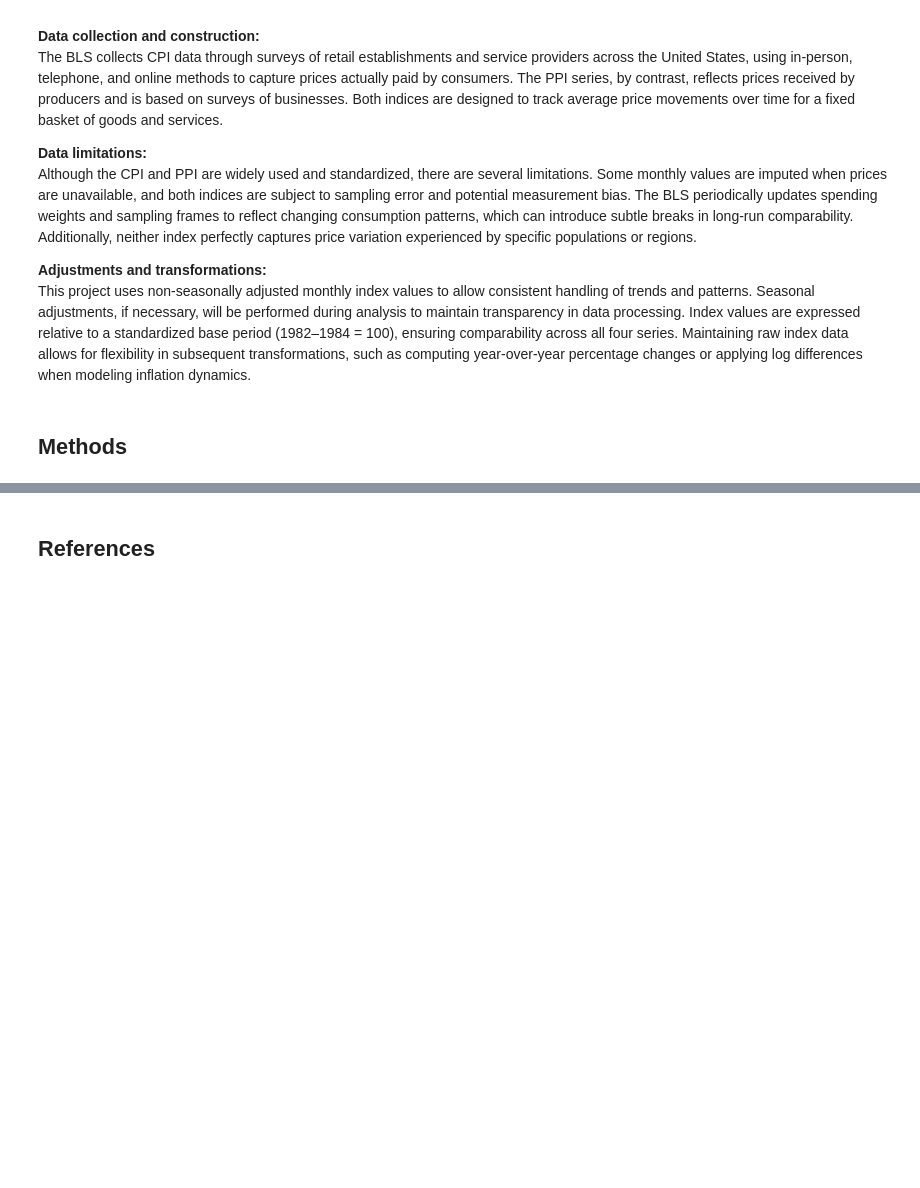
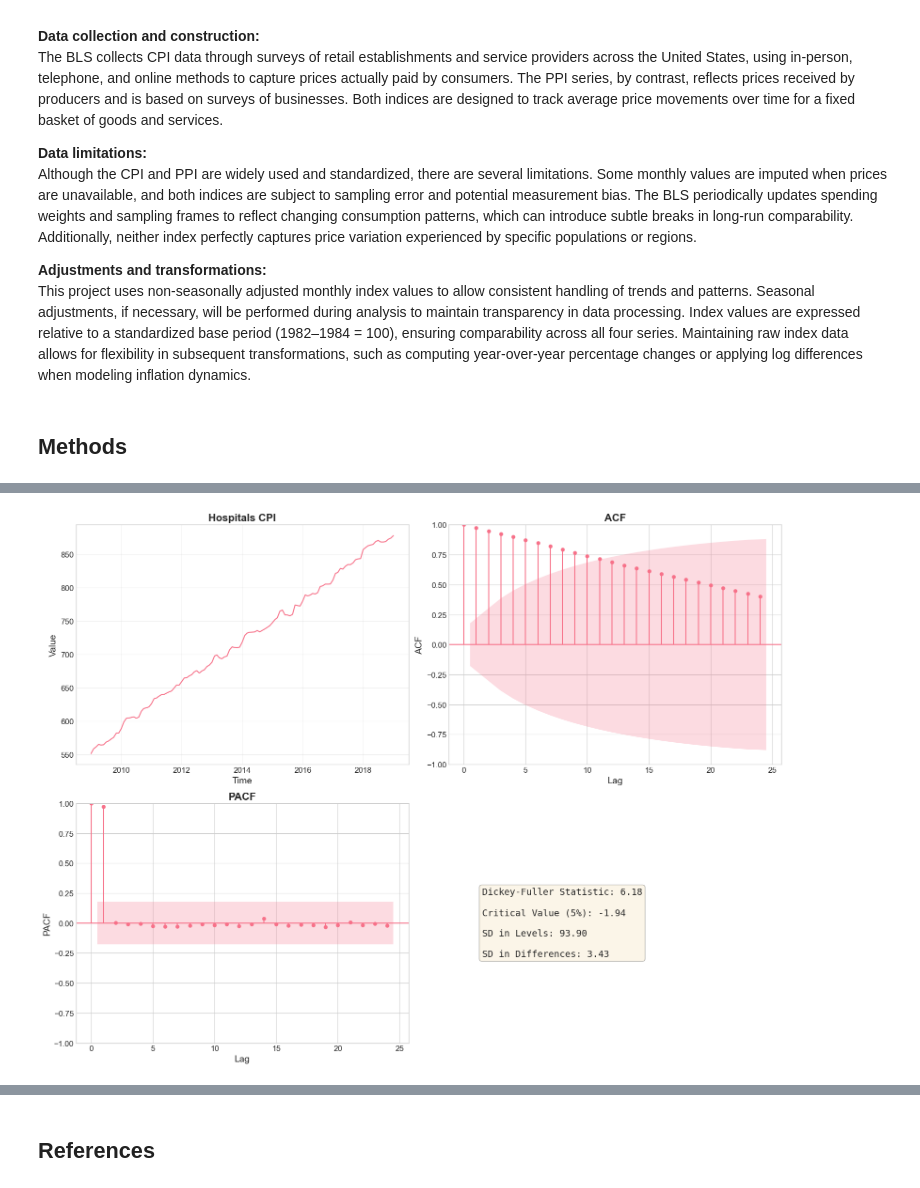
Before and after one commit to tayorg45/PUBH-6899, a Jupyter notebook: PUBH6899_Final_Project.ipynb, the cells around one changed output, grey strips where cells are left out. Drawn from its saved outputs; the diff is of its cells as text; code cells hidden in the pictures; blank space fills up the shorter version.

```diff
--- a/PUBH6899_Final_Project.ipynb
+++ b/PUBH6899_Final_Project.ipynb
@@ -88,0 +497,95 @@ The goal of this methods section is to perform a rigorous, stepwise exploratory
+# %%
+## Time series 2 - Hospital CPI Analysis (Levels)
+
+# Create figure with subplots (2x2 grid)
+fig = plt.figure(figsize=(16, 12))
+
+# 1. Time Series Plot
+ax1 = plt.subplot(2, 2, 1)
+ax1.plot(hospital_ts.index, hospital_ts.values, linewidth=1.5)
+ax1.set_title('Hospitals CPI', fontsize=16, fontweight='bold')
+ax1.set_xlabel('Time', fontsize=14)
+ax1.set_ylabel('Value', fontsize=14)
+ax1.tick_params(labelsize=12)
+ax1.grid(True, alpha=0.3)
+
+# 2. ACF Plot
+ax2 = plt.subplot(2, 2, 2)
+plot_acf(hospital_ts.dropna(), lags=24, ax=ax2, alpha=0.05)
+ax2.set_title('ACF', fontsize=16, fontweight='bold')
+ax2.set_xlabel('Lag', fontsize=14)
+ax2.set_ylabel('ACF', fontsize=14)
+ax2.tick_params(labelsize=12)
+
+# 3. PACF Plot
+ax3 = plt.subplot(2, 2, 3)
+plot_pacf(hospital_ts.dropna(), lags=24, ax=ax3, alpha=0.05, method='ywm')
+ax3.set_title('PACF', fontsize=16, fontweight='bold')
+ax3.set_xlabel('Lag', fontsize=14)
+ax3.set_ylabel('PACF', fontsize=14)
+ax3.tick_params(labelsize=12)
+
+# 4. Dickey-Fuller Statistics Panel
+ax4 = plt.subplot(2, 2, 4)
+ax4.axis('off')
+
+# Perform Augmented Dickey-Fuller test
+adf_result = adfuller(hospital_ts.dropna(), regression='n')
+adf_statistic = adf_result[0]
+adf_critical_5pct = adf_result[4]['5%']
+
+# Calculate standard deviations
+sd_levels = np.std(hospital_ts.dropna())
+sd_differences = np.std(np.diff(hospital_ts.dropna()))
+
+# Create text annotations
+stats_text = f"""Dickey-Fuller Statistic: {adf_statistic:.2f}
+
+Critical Value (5%): {adf_critical_5pct:.2f}
+
+SD in Levels: {sd_levels:.2f}
+
+SD in Differences: {sd_differences:.2f}"""
+
+ax4.text(0.1, 0.5, stats_text, fontsize=14,
+         verticalalignment='center',
+         family='monospace',
+         bbox=dict(boxstyle='round', facecolor='wheat', alpha=0.3))
+
+plt.tight_layout()
+plt.show()
+
+# Print ADF test results
+print("\n=== Augmented Dickey-Fuller Test Results (Hospital CPI - Levels) ===")
+print(f"ADF Statistic: {adf_statistic:.4f}")
+print(f"P-value: {adf_result[1]:.4f}")
+print(f"Critical Values:")
+for key, value in adf_result[4].items():
+    print(f"   {key}: {value:.4f}")
+print(f"\nSD in Levels: {sd_levels:.2f}")
+print(f"SD in Differences: {sd_differences:.2f}")
+
+
+# Linear Detrending for Hospital CPI
+time_index = np.arange(len(hospital_ts))
+valid_idx = ~hospital_ts.isna()
+time_clean = time_index[valid_idx]
+values_clean = hospital_ts[valid_idx].values
+
+# Fit linear model
+slope, intercept, r_value, p_value, std_err = stats.linregress(time_clean, values_clean)
+trend = intercept + slope * time_clean
+residuals = values_clean - trend
+
+# Plot detrended series
+plt.figure(figsize=(12, 6))
+plt.plot(hospital_ts.index[valid_idx], residuals, linewidth=1.5)
+plt.title('Detrended Hospitals CPI', fontsize=16, fontweight='bold')
+plt.xlabel('Time', fontsize=14)
+plt.ylabel('Residuals', fontsize=14)
+plt.grid(True, alpha=0.3)
+plt.axhline(y=0, color='r', linestyle='--', alpha=0.5)
+plt.tight_layout()
+plt.show()
+# %% [output]
+[figure, added]
```
Also changed, not shown: parts of 28 cells of this notebook.
